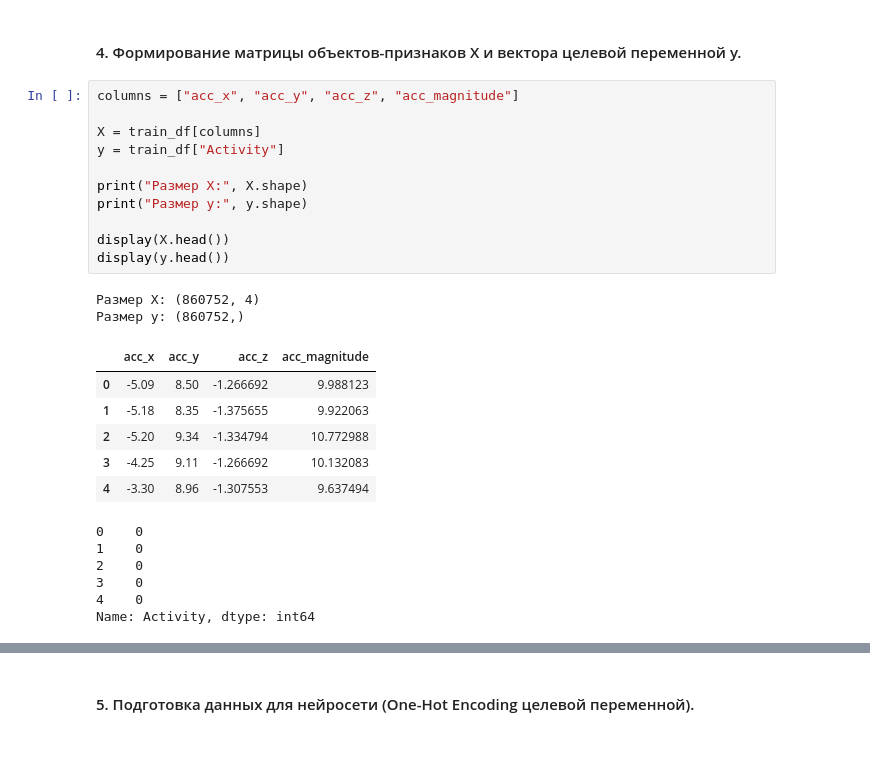
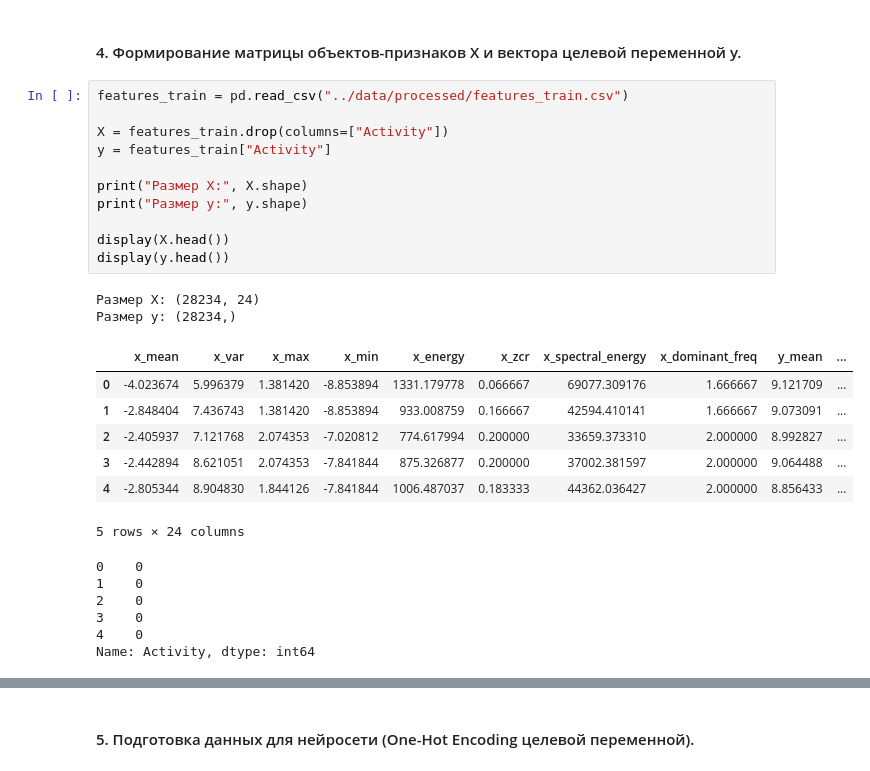
Before and after one commit to elena-kornaeva/Practice_Human-Activity-Recognition_Classifier, a Jupyter notebook: notebooks/01_EDA_and_Preprocessing_Additional.ipynb, the cells around one changed output, grey strips where cells are left out. Drawn from its saved outputs; the diff is of its cells as text.

```diff
--- a/notebooks/01_EDA_and_Preprocessing_Additional.ipynb
+++ b/notebooks/01_EDA_and_Preprocessing_Additional.ipynb
@@ -151,28 +155,29 @@ plt.show()
 # %% [markdown]
 ####  4. Формирование матрицы объектов-признаков X и вектора целевой переменной y.
 # %%
-columns = ["acc_x", "acc_y", "acc_z", "acc_magnitude"]
+features_train = pd.read_csv("../data/processed/features_train.csv")
 
-X = train_df[columns]
-y = train_df["Activity"]
+X = features_train.drop(columns=["Activity"])
+y = features_train["Activity"]
 
 print("Размер X:", X.shape)
 print("Размер y:", y.shape)
 
 display(X.head())
 display(y.head())
 # %% [output]
-Размер X: (860752, 4)
-Размер y: (860752,)
+Размер X: (28234, 24)
+Размер y: (28234,)
-|  | acc_x | acc_y | acc_z | acc_magnitude |
-| 0 | -5.09 | 8.50 | -1.266692 | 9.988123 |
-| 1 | -5.18 | 8.35 | -1.375655 | 9.922063 |
-| 2 | -5.20 | 9.34 | -1.334794 | 10.772988 |
-| 3 | -4.25 | 9.11 | -1.266692 | 10.132083 |
-| 4 | -3.30 | 8.96 | -1.307553 | 9.637494 |
+|  | x_mean | x_var | x_max | x_min | x_energy | x_zcr | x_spectral_energy | x_dominant_freq | y_mean | ... |
+| 0 | -4.023674 | 5.996379 | 1.381420 | -8.853894 | 1331.179778 | 0.066667 | 69077.309176 | 1.666667 | 9.121709 | ... |
+| 1 | -2.848404 | 7.436743 | 1.381420 | -8.853894 | 933.008759 | 0.166667 | 42594.410141 | 1.666667 | 9.073091 | ... |
+| 2 | -2.405937 | 7.121768 | 2.074353 | -7.020812 | 774.617994 | 0.200000 | 33659.373310 | 2.000000 | 8.992827 | ... |
+| 3 | -2.442894 | 8.621051 | 2.074353 | -7.841844 | 875.326877 | 0.200000 | 37002.381597 | 2.000000 | 9.064488 | ... |
+| 4 | -2.805344 | 8.904830 | 1.844126 | -7.841844 | 1006.487037 | 0.183333 | 44362.036427 | 2.000000 | 8.856433 | ... |
-0    0
-1    0
-2    0
-3    0
-4    0
-Name: Activity, dtype: int64
+5 rows × 24 columns
+0    0
+1    0
+2    0
+3    0
+4    0
+Name: Activity, dtype: int64
```
Also changed, not shown: parts of 9 cells of this notebook.
